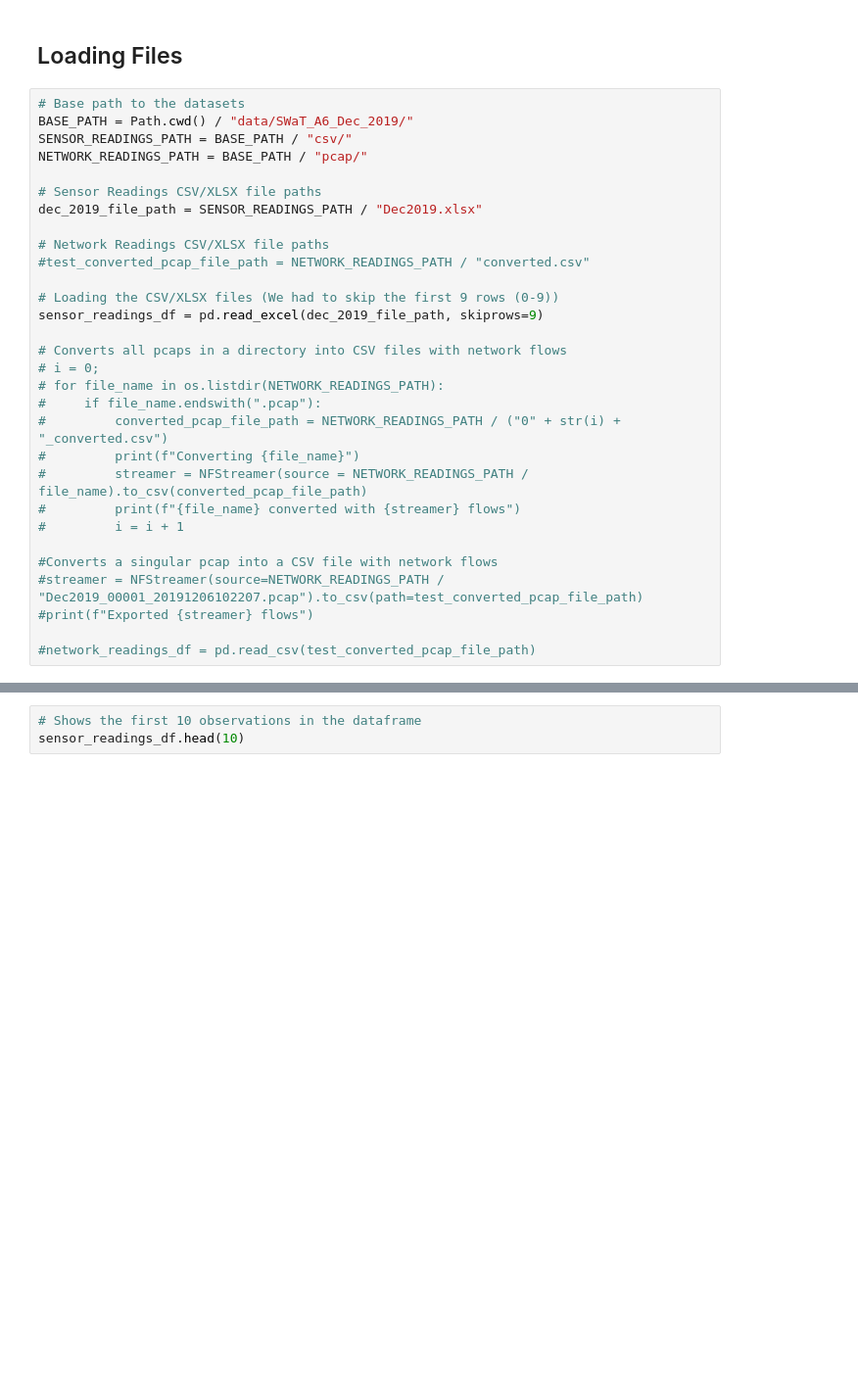
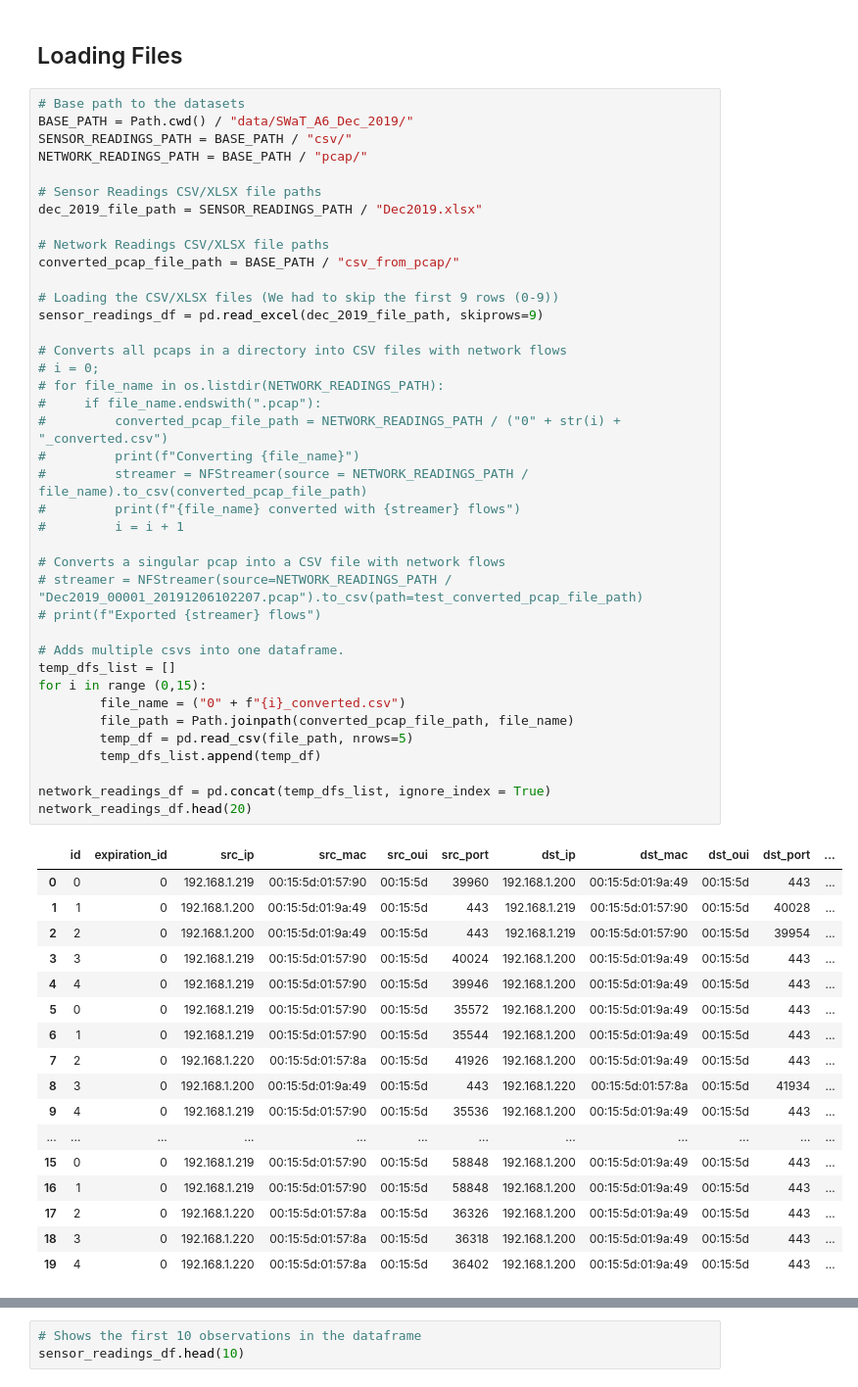
Before and after one commit to iamllcoolray/cis5370-final-project, a Jupyter notebook: swat-eval.ipynb, the cells around one changed output, grey strips where cells are left out. Shown at 98% size. Drawn from its saved outputs; the diff is of its cells as text; blank space fills up the shorter version.

Commit message:
load multiple csvs into one df

```diff
--- a/swat-eval.ipynb
+++ b/swat-eval.ipynb
@@ -24,31 +24,57 @@ from torch.utils.data import DataLoader, TensorDataset
 # %%
 # Base path to the datasets
 BASE_PATH = Path.cwd() / "data/SWaT_A6_Dec_2019/"
 SENSOR_READINGS_PATH = BASE_PATH / "csv/"
 NETWORK_READINGS_PATH = BASE_PATH / "pcap/"
 
 # Sensor Readings CSV/XLSX file paths
 dec_2019_file_path = SENSOR_READINGS_PATH / "Dec2019.xlsx"
 
 # Network Readings CSV/XLSX file paths
-#test_converted_pcap_file_path = NETWORK_READINGS_PATH / "converted.csv"
+converted_pcap_file_path = BASE_PATH / "csv_from_pcap/"
 
 # Loading the CSV/XLSX files (We had to skip the first 9 rows (0-9))
 sensor_readings_df = pd.read_excel(dec_2019_file_path, skiprows=9)
 
 # Converts all pcaps in a directory into CSV files with network flows
 # i = 0;
 # for file_name in os.listdir(NETWORK_READINGS_PATH):
 #     if file_name.endswith(".pcap"):
 #         converted_pcap_file_path = NETWORK_READINGS_PATH / ("0" + str(i) + "_converted.csv")
 #         print(f"Converting {file_name}")
 #         streamer = NFStreamer(source = NETWORK_READINGS_PATH / file_name).to_csv(converted_pcap_file_path)
 #         print(f"{file_name} converted with {streamer} flows")
 #         i = i + 1
 
-#Converts a singular pcap into a CSV file with network flows
-#streamer = NFStreamer(source=NETWORK_READINGS_PATH / "Dec2019_00001_20191206102207.pcap").to_csv(path=test_converted_pcap_file_path)
-#print(f"Exported {streamer} flows")
+# Converts a singular pcap into a CSV file with network flows
+# streamer = NFStreamer(source=NETWORK_READINGS_PATH / "Dec2019_00001_20191206102207.pcap").to_csv(path=test_converted_pcap_file_path)
+# print(f"Exported {streamer} flows")
 
-#network_readings_df = pd.read_csv(test_converted_pcap_file_path)
+# Adds multiple csvs into one dataframe.
+temp_dfs_list = []
+for i in range (0,15):
+        file_name = ("0" + f"{i}_converted.csv")
+        file_path = Path.joinpath(converted_pcap_file_path, file_name)
+        temp_df = pd.read_csv(file_path, nrows=5)
+        temp_dfs_list.append(temp_df)
+
+network_readings_df = pd.concat(temp_dfs_list, ignore_index = True)
+network_readings_df.head(20)
 # %% [output]
+|  | id | expiration_id | src_ip | src_mac | src_oui | src_port | dst_ip | dst_mac | dst_oui | dst_port | ... |
+| 0 | 0 | 0 | 192.168.1.219 | 00:15:5d:01:57:90 | 00:15:5d | 39960 | 192.168.1.200 | 00:15:5d:01:9a:49 | 00:15:5d | 443 | ... |
+| 1 | 1 | 0 | 192.168.1.200 | 00:15:5d:01:9a:49 | 00:15:5d | 443 | 192.168.1.219 | 00:15:5d:01:57:90 | 00:15:5d | 40028 | ... |
+| 2 | 2 | 0 | 192.168.1.200 | 00:15:5d:01:9a:49 | 00:15:5d | 443 | 192.168.1.219 | 00:15:5d:01:57:90 | 00:15:5d | 39954 | ... |
+| 3 | 3 | 0 | 192.168.1.219 | 00:15:5d:01:57:90 | 00:15:5d | 40024 | 192.168.1.200 | 00:15:5d:01:9a:49 | 00:15:5d | 443 | ... |
+| 4 | 4 | 0 | 192.168.1.219 | 00:15:5d:01:57:90 | 00:15:5d | 39946 | 192.168.1.200 | 00:15:5d:01:9a:49 | 00:15:5d | 443 | ... |
+| 5 | 0 | 0 | 192.168.1.219 | 00:15:5d:01:57:90 | 00:15:5d | 35572 | 192.168.1.200 | 00:15:5d:01:9a:49 | 00:15:5d | 443 | ... |
+| 6 | 1 | 0 | 192.168.1.219 | 00:15:5d:01:57:90 | 00:15:5d | 35544 | 192.168.1.200 | 00:15:5d:01:9a:49 | 00:15:5d | 443 | ... |
+| 7 | 2 | 0 | 192.168.1.220 | 00:15:5d:01:57:8a | 00:15:5d | 41926 | 192.168.1.200 | 00:15:5d:01:9a:49 | 00:15:5d | 443 | ... |
+| 8 | 3 | 0 | 192.168.1.200 | 00:15:5d:01:9a:49 | 00:15:5d | 443 | 192.168.1.220 | 00:15:5d:01:57:8a | 00:15:5d | 41934 | ... |
+| 9 | 4 | 0 | 192.168.1.219 | 00:15:5d:01:57:90 | 00:15:5d | 35536 | 192.168.1.200 | 00:15:5d:01:9a:49 | 00:15:5d | 443 | ... |
+| ... | ... | ... | ... | ... | ... | ... | ... | ... | ... | ... | ... |
+| 15 | 0 | 0 | 192.168.1.219 | 00:15:5d:01:57:90 | 00:15:5d | 58848 | 192.168.1.200 | 00:15:5d:01:9a:49 | 00:15:5d | 443 | ... |
+| 16 | 1 | 0 | 192.168.1.219 | 00:15:5d:01:57:90 | 00:15:5d | 58848 | 192.168.1.200 | 00:15:5d:01:9a:49 | 00:15:5d | 443 | ... |
+| 17 | 2 | 0 | 192.168.1.220 | 00:15:5d:01:57:8a | 00:15:5d | 36326 | 192.168.1.200 | 00:15:5d:01:9a:49 | 00:15:5d | 443 | ... |
+| 18 | 3 | 0 | 192.168.1.220 | 00:15:5d:01:57:8a | 00:15:5d | 36318 | 192.168.1.200 | 00:15:5d:01:9a:49 | 00:15:5d | 443 | ... |
+| 19 | 4 | 0 | 192.168.1.220 | 00:15:5d:01:57:8a | 00:15:5d | 36402 | 192.168.1.200 | 00:15:5d:01:9a:49 | 00:15:5d | 443 | ... |
```
Also changed, not shown: parts of 2 cells of this notebook.
